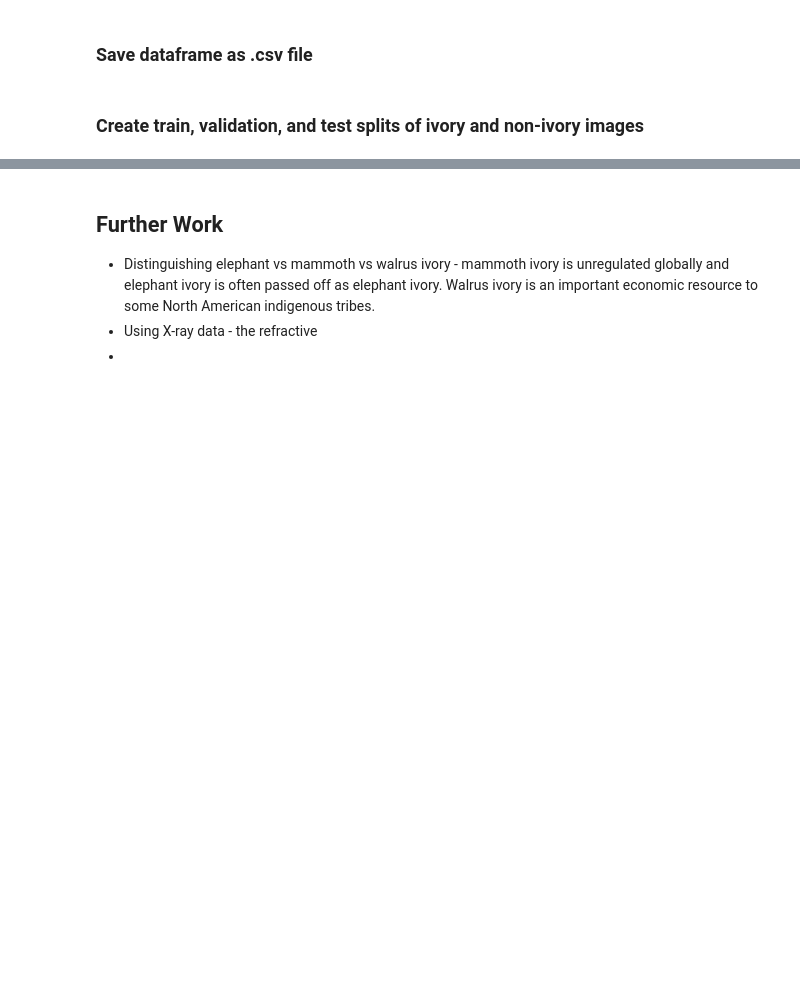
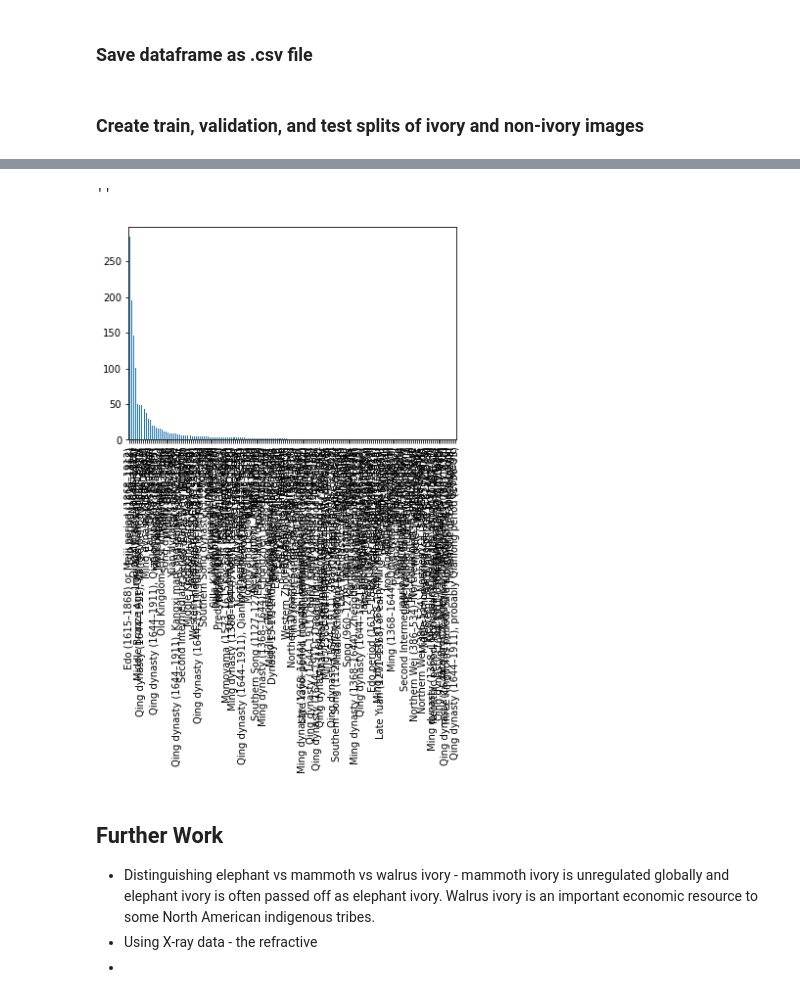
Before and after one commit to rjpost20/Met-Ivory-Classification-Project, a Jupyter notebook: template.ipynb, the cells around one changed output, grey strips where cells are left out. Cells and saved outputs as stored; diff of their text form; code cells hidden in the pictures; blank space fills up the shorter version.

```diff
--- a/template.ipynb
+++ b/template.ipynb
@@ -377,10 +498,10 @@ final_df.Target.value_counts()
 # %% [markdown]
 ### Save dataframe as .csv file
 # %%
-if os.path.isfile('data/final_df.csv') == False:
-    final_df.to_csv('data/final_df.csv')
-else:
-    final_df = pd.read_csv('data/final_df.csv', index_col=0)
+# if os.path.isfile('data/final_df.csv') == False:
+#     final_df.to_csv('data/final_df.csv')
+# else:
+#     final_df = pd.read_csv('data/final_df.csv', index_col=0)
 # %% [markdown]
 ### Create train, validation, and test splits of ivory and non-ivory images
 # %%
@@ -491,3 +646,9 @@ print('There are', len(os.listdir(train_non_ivory)), 'non-ivory images in the tr
+# %%
+final_df['Period'].value_counts().plot(kind='bar')
+;
+# %% [output]
+''
+[figure, added]
 # %% [markdown]
 ## Further Work
 
```
Also changed, not shown: parts of 27 cells of this notebook.
